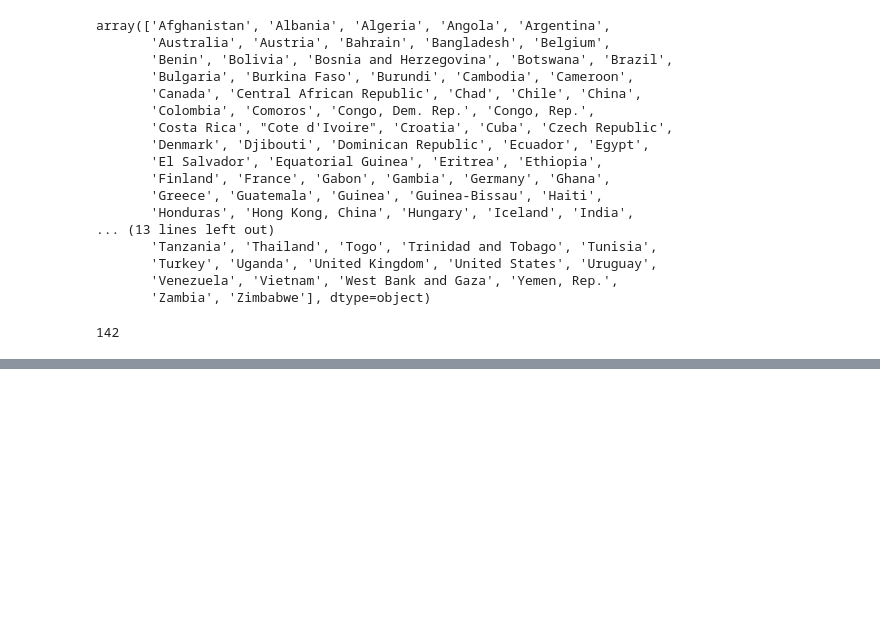
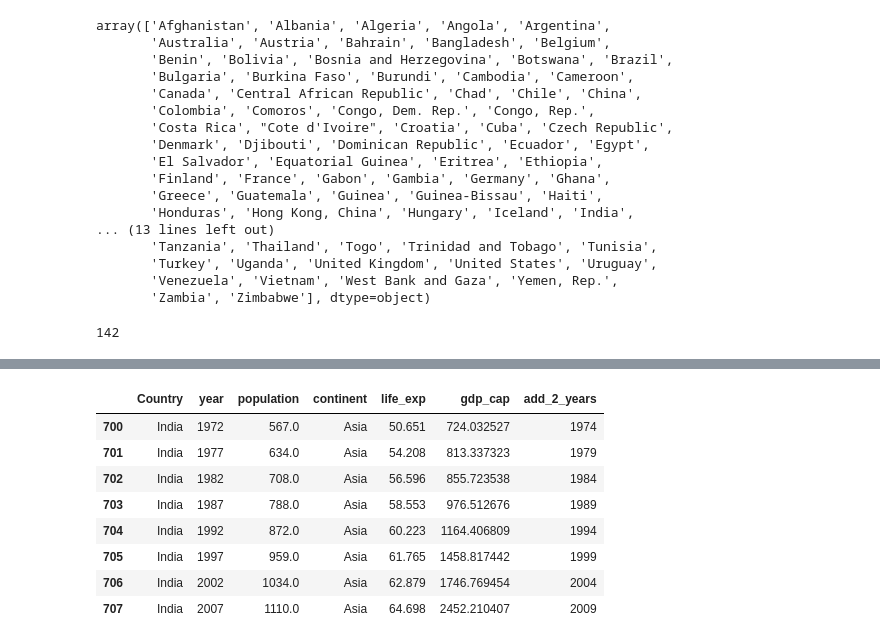
Before and after one commit to mjshubham21/Python_DA, a Jupyter notebook: Json Classes/data/pandas1.ipynb, the cells around one changed output, grey strips where cells are left out. Saved outputs shown, nothing was run; the diff lists cells and outputs as text; code cells hidden in the pictures; blank space fills up the shorter version.

```diff
--- a/Json Classes/data/pandas1.ipynb
+++ b/Json Classes/data/pandas1.ipynb
@@ -226,0 +317,3 @@ df["country"].nunique()
+# %%
+# df = df.reset_index().rename(columns={"index": "index"})
+df.reset_index(drop = True, inplace = True) #removes changes.
@@ -226,0 +371,3 @@ df["country"].nunique()
+# %%
+df.loc[1704] = ["Wakanda", 2007, 12, "Africa", 83.487, 756765.7, 2009]
+df.tail()
@@ -226,0 +381,3 @@ df["country"].nunique()
+# %%
+df.loc[len(df)] = ["Wakanda", 2009, 12, "Africa", 85.487, 757865.7, 2011]
+df.tail()
@@ -226,0 +405,2 @@ df["country"].nunique()
+# %%
+df.drop_duplicates(inplace = True)
@@ -226,0 +416,12 @@ df["country"].nunique()
+# %%
+df[(df["Country"] == "India") & (df["life_exp"] > 50)]
+# %% [output]
+|  | Country | year | population | continent | life_exp | gdp_cap | add_2_years |
+| 700 | India | 1972 | 567.0 | Asia | 50.651 | 724.032527 | 1974 |
+| 701 | India | 1977 | 634.0 | Asia | 54.208 | 813.337323 | 1979 |
+| 702 | India | 1982 | 708.0 | Asia | 56.596 | 855.723538 | 1984 |
+| 703 | India | 1987 | 788.0 | Asia | 58.553 | 976.512676 | 1989 |
+| 704 | India | 1992 | 872.0 | Asia | 60.223 | 1164.406809 | 1994 |
+| 705 | India | 1997 | 959.0 | Asia | 61.765 | 1458.817442 | 1999 |
+| 706 | India | 2002 | 1034.0 | Asia | 62.879 | 1746.769454 | 2004 |
+| 707 | India | 2007 | 1110.0 | Asia | 64.698 | 2452.210407 | 2009 |
```
Also changed, not shown: parts of 34 cells of this notebook.
